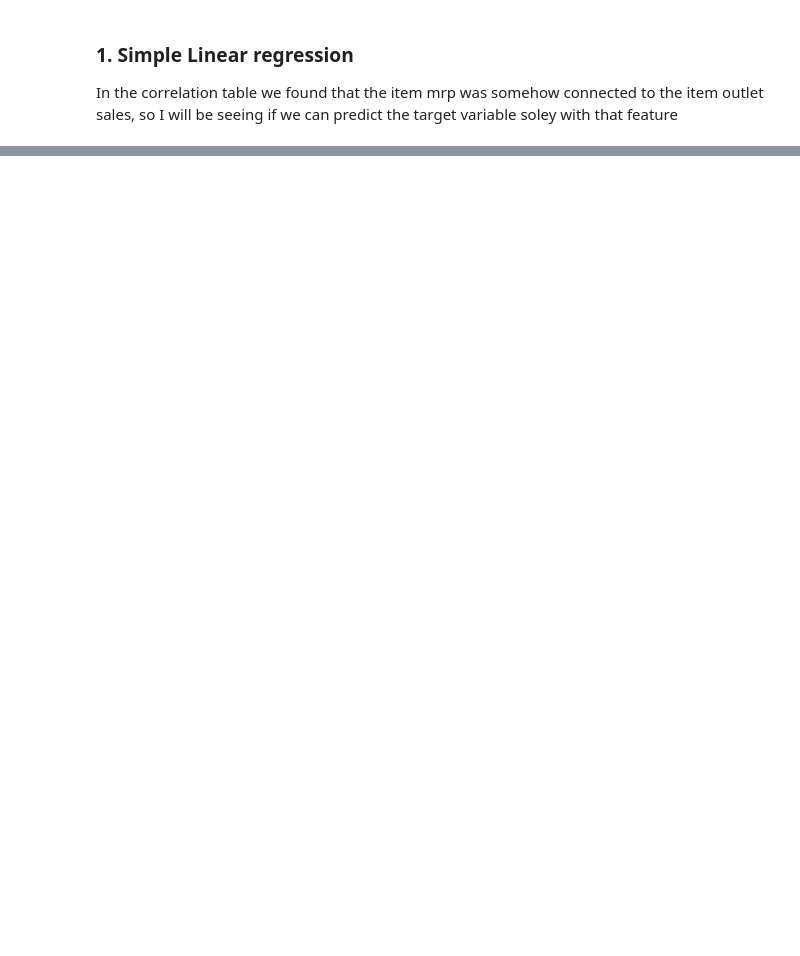
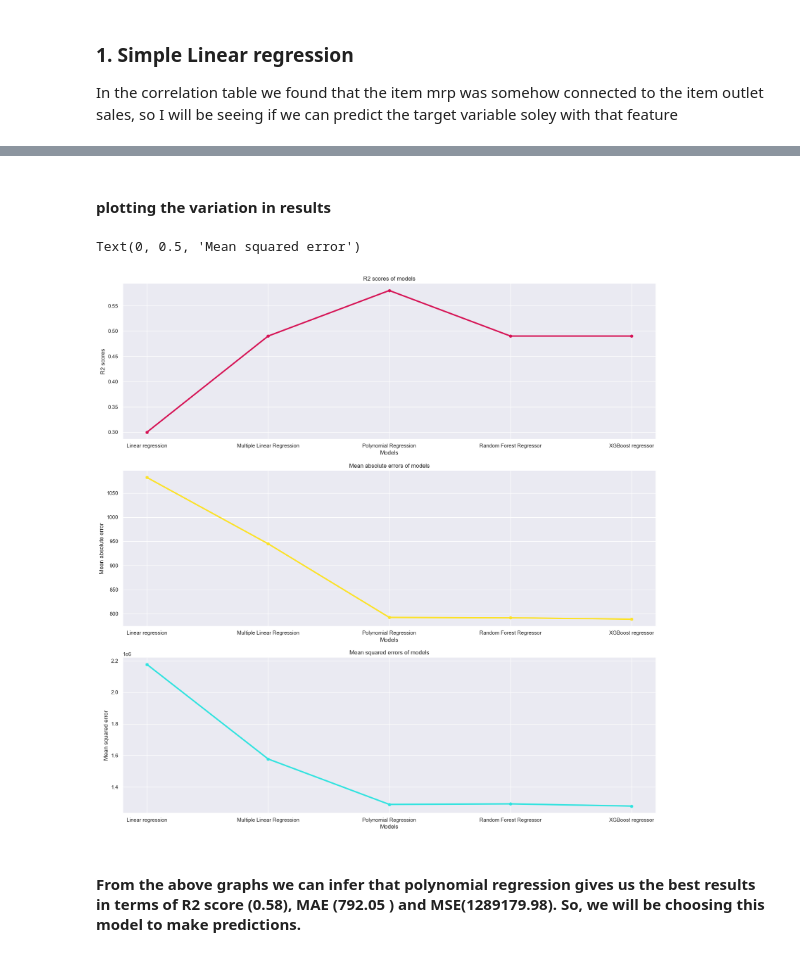
Before and after one commit to revabharara/Big-Mart-Sales-prediction, a Jupyter notebook: Big mart Sales prediction (data analysis and model implementation).ipynb, the cells around one changed output, grey strips where cells are left out. Saved outputs shown, nothing was run; the diff lists cells and outputs as text; code cells hidden in the pictures; blank space fills up the shorter version.

```diff
--- a/Big mart Sales prediction (data analysis and model implementation).ipynb
+++ b/Big mart Sales prediction (data analysis and model implementation).ipynb
@@ -499,0 +693,10 @@ lr.score()
+# %%
+# initializing the regressor
+xgb=XGBRegressor(learning_rate=0.01, max_depth=3, n_estimators=500)
+
+# fitting the resgrssor
+xgb.fit(X_train,Y_train)
+
+# predicting the results
+Y_hat_xgb=xgb.predict(X_test)
+Y_hat_xgb
@@ -499,0 +706,9 @@ lr.score()
+# %%
+# evaluating the model
+r2_xgb=mlr.score(X_test,Y_test)
+mae_xgb=mean_absolute_error(Y_test,Y_hat_xgb)
+mse_xgb=mean_squared_error(Y_test,Y_hat_xgb)
+
+print(f'The R2 value is": {r2_xgb}')
+print(f'The mean absolute error is: {mae_xgb}')
+print(f'The mean squared error is: {mse_xgb}')
@@ -499,0 +730,7 @@ lr.score()
+# %%
+error_dict={'Linear regression':[r2_lr,mae_lr, mse_lr], 'Multiple Linear Regression': [r2_mlr,mae_mlr,mse_mlr],
+                    'Polynomial Regression': [r2_plr,mae_plr, mse_plr], 'Random Forest Regressor': [r2_rfr,mae_rfr,mse_rfr],
+                   'XGBoost regressor': [r2_xgb,mae_xgb,mse_xgb]}
+df_error=pd.DataFrame(error_dict, index=['R2 score','MAE','MSE'])
+df_error=df_error.applymap(lambda x: round(x,2))
+df_error
@@ -499,0 +742,24 @@ lr.score()
+# %% [markdown]
+#### plotting the variation in results
+# %%
+fig, [ax0,ax1,ax2]=plt.subplots(figsize=(20,20),nrows=3, ncols=1)
+
+ax0.plot(df_error.columns, df_error.loc['R2 score'], marker='h', color='#D61355', linewidth=3)
+ax0.set_title('R2 scores of models')
+ax0.set_xlabel('Models')
+ax0.set_ylabel('R2 scores')
+
+ax1.plot(df_error.columns, df_error.loc['MAE'], marker='h', color='#FCE22A', linewidth=3)
+ax1.set_title('Mean absolute errors of models')
+ax1.set_xlabel('Models')
+ax1.set_ylabel('Mean absolute error')
+
+ax2.plot(df_error.columns, df_error.loc['MSE'], marker='h', color='#30E3DF', linewidth=3)
+ax2.set_title('Mean squared errors of models')
+ax2.set_xlabel('Models')
+ax2.set_ylabel('Mean squared error')
+# %% [output]
+Text(0, 0.5, 'Mean squared error')
+[figure, added]
+# %% [markdown]
+#### From the above graphs we can infer that polynomial regression gives us the best results in terms of R2 score (0.58), MAE (792.05	) and MSE(1289179.98). So, we will be choosing this model to make predictions.
```
Also changed, not shown: parts of 40 cells of this notebook.
